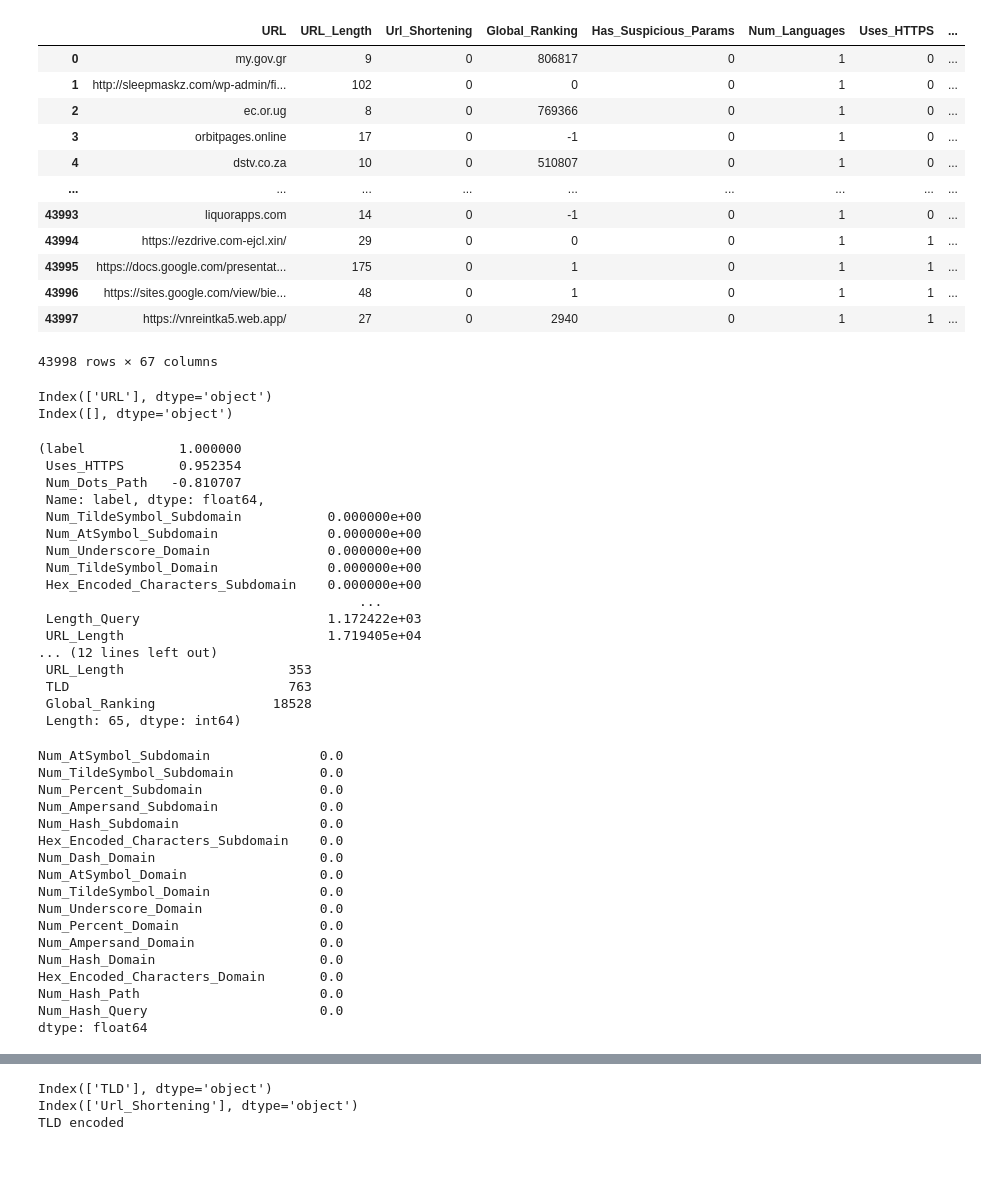
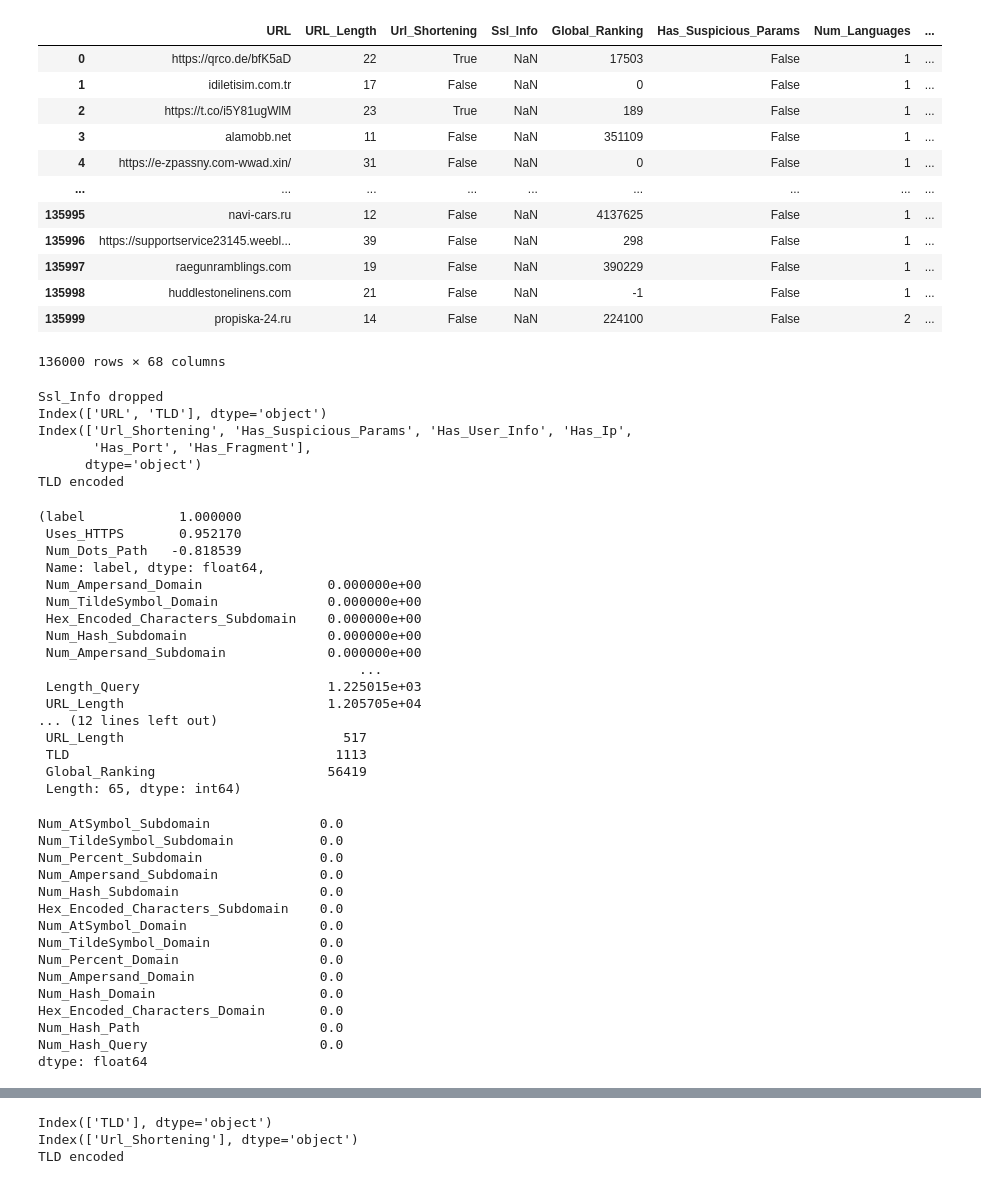
Before and after one commit to nandanpi/hpe-cpp, a Jupyter notebook: clean_dataset.ipynb, the cells around one changed output, grey strips where cells are left out. Saved outputs shown, nothing was run; the diff lists cells and outputs as text; code cells hidden in the pictures.

Commit message:
New Cleaned 136k dataset

```diff
--- a/clean_dataset.ipynb
+++ b/clean_dataset.ipynb
@@ -1,22 +1,22 @@
 # %%
 import pandas as pd
 # %%
-df = pd.read_csv('./datasets/intermediate/shuffled_44k.csv')
+df = pd.read_csv('./datasets/intermediate/shuffled_136k.csv')
 df
 # %% [output]
-|  | URL | URL_Length | Url_Shortening | Global_Ranking | Has_Suspicious_Params | Num_Languages | Uses_HTTPS | ... |
-| 0 | my.gov.gr | 9 | 0 | 806817 | 0 | 1 | 0 | ... |
-| 1 | http://sleepmaskz.com/wp-admin/fi... | 102 | 0 | 0 | 0 | 1 | 0 | ... |
-| 2 | ec.or.ug | 8 | 0 | 769366 | 0 | 1 | 0 | ... |
-| 3 | orbitpages.online | 17 | 0 | -1 | 0 | 1 | 0 | ... |
-| 4 | dstv.co.za | 10 | 0 | 510807 | 0 | 1 | 0 | ... |
+|  | URL | URL_Length | Url_Shortening | Ssl_Info | Global_Ranking | Has_Suspicious_Params | Num_Languages | ... |
+| 0 | https://qrco.de/bfK5aD | 22 | True | NaN | 17503 | False | 1 | ... |
+| 1 | idiletisim.com.tr | 17 | False | NaN | 0 | False | 1 | ... |
+| 2 | https://t.co/i5Y81ugWlM | 23 | True | NaN | 189 | False | 1 | ... |
+| 3 | alamobb.net | 11 | False | NaN | 351109 | False | 1 | ... |
+| 4 | https://e-zpassny.com-wwad.xin/ | 31 | False | NaN | 0 | False | 1 | ... |
 | ... | ... | ... | ... | ... | ... | ... | ... | ... |
-| 43993 | liquorapps.com | 14 | 0 | -1 | 0 | 1 | 0 | ... |
-| 43994 | https://ezdrive.com-ejcl.xin/ | 29 | 0 | 0 | 0 | 1 | 1 | ... |
-| 43995 | https://docs.google.com/presentat... | 175 | 0 | 1 | 0 | 1 | 1 | ... |
-| 43996 | https://sites.google.com/view/bie... | 48 | 0 | 1 | 0 | 1 | 1 | ... |
-| 43997 | https://vnreintka5.web.app/ | 27 | 0 | 2940 | 0 | 1 | 1 | ... |
+| 135995 | navi-cars.ru | 12 | False | NaN | 4137625 | False | 1 | ... |
+| 135996 | https://supportservice23145.weebl... | 39 | False | NaN | 298 | False | 1 | ... |
+| 135997 | raegunramblings.com | 19 | False | NaN | 390229 | False | 1 | ... |
+| 135998 | huddlestonelinens.com | 21 | False | NaN | -1 | False | 1 | ... |
+| 135999 | propiska-24.ru | 14 | False | NaN | 224100 | False | 2 | ... |
-43998 rows × 67 columns
+136000 rows × 68 columns
 # %%
 oldColumns = df.columns
 df.sample(frac=1).reset_index(drop=True)
@@ -42,8 +42,12 @@ for col in nonNumeric:
         df[col] = le.fit_transform(df[col])
         print(f'{col} encoded')
 # %% [output]
-Index(['URL'], dtype='object')
-Index([], dtype='object')
+Ssl_Info dropped
+Index(['URL', 'TLD'], dtype='object')
+Index(['Url_Shortening', 'Has_Suspicious_Params', 'Has_User_Info', 'Has_Ip',
+       'Has_Port', 'Has_Fragment'],
+      dtype='object')
+TLD encoded
 # %%
 df_nourl = df.drop(columns=["URL"])
 
@@ -57,21 +61,21 @@ unique_counts = df_nourl.drop(columns=["label"]).nunique()
 high_corr, feature_variance.sort_values(), unique_counts.sort_values()
 # %% [output]
 (label            1.000000
- Uses_HTTPS       0.952354
- Num_Dots_Path   -0.810707
+ Uses_HTTPS       0.952170
+ Num_Dots_Path   -0.818539
  Name: label, dtype: float64,
- Num_TildeSymbol_Subdomain           0.000000e+00
- Num_AtSymbol_Subdomain              0.000000e+00
- Num_Underscore_Domain               0.000000e+00
+ Num_Ampersand_Domain                0.000000e+00
  Num_TildeSymbol_Domain              0.000000e+00
  Hex_Encoded_Characters_Subdomain    0.000000e+00
+ Num_Hash_Subdomain                  0.000000e+00
+ Num_Ampersand_Subdomain             0.000000e+00
                                          ...
- Length_Query                        1.172422e+03
- URL_Length                          1.719405e+04
+ Length_Query                        1.225015e+03
+ URL_Length                          1.205705e+04
 ... (12 lines left out)
- URL_Length                     353
- TLD                            763
- Global_Ranking               18528
+ URL_Length                            517
+ TLD                                  1113
+ Global_Ranking                      56419
  Length: 65, dtype: int64)
 # %%
 # Find columns with 0 variance
@@ -84,10 +88,8 @@ Num_Percent_Subdomain               0.0
 Num_Ampersand_Subdomain             0.0
 Num_Hash_Subdomain                  0.0
 Hex_Encoded_Characters_Subdomain    0.0
-Num_Dash_Domain                     0.0
 Num_AtSymbol_Domain                 0.0
 Num_TildeSymbol_Domain              0.0
-Num_Underscore_Domain               0.0
 Num_Percent_Domain                  0.0
 Num_Ampersand_Domain                0.0
 Num_Hash_Domain                     0.0
```
Also changed, not shown: parts of 9 cells of this notebook, 8 other files.
